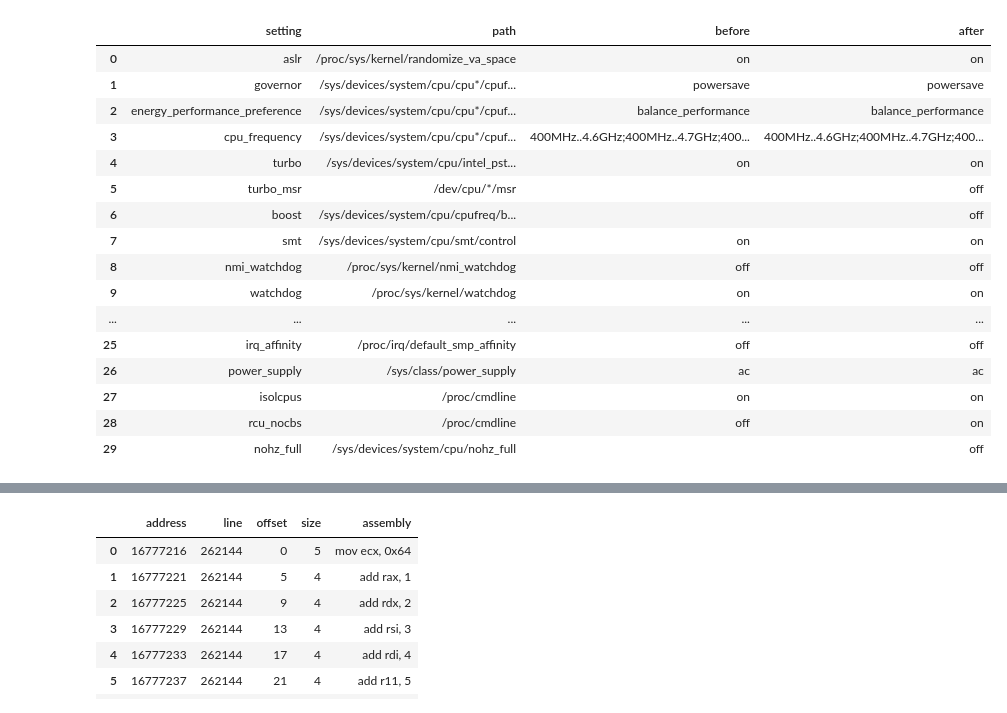
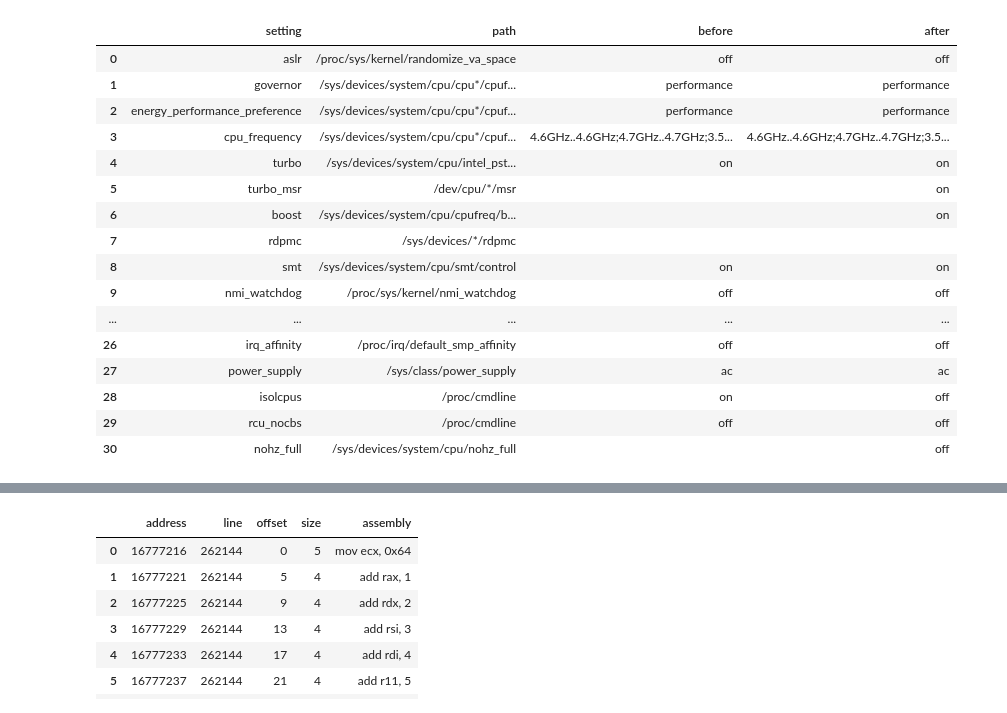
Before and after one commit to perf-labs/perf, a Jupyter notebook: studies/x86_64/frontend_bound/icache.ipynb, the cells around one changed output, grey strips where cells are left out. Cells and saved outputs as stored; diff of their text form; code cells hidden in the pictures.

```diff
--- a/studies/x86_64/frontend_bound/icache.ipynb
+++ b/studies/x86_64/frontend_bound/icache.ipynb
@@ -16,25 +16,25 @@ perf.system.info()
 | 8 | 8 | 30 | 0 | x86_64 | Linux-6.2.0-39-generic-x86_64-wit... | 12th Gen Intel(R) Core(TM) i7-12650H | 154 | 6 | 3 | 2688000000 | 64Kb | ... |
 | 9 | 9 | 31 | 0 | x86_64 | Linux-6.2.0-39-generic-x86_64-wit... | 12th Gen Intel(R) Core(TM) i7-12650H | 154 | 6 | 3 | 2688000000 | 64Kb | ... |
 # %%
-perf.system.tune(profile="latency")
+perf.system.tune()
 # %% [output]
 |  | setting | path | before | after |
-| 0 | aslr | /proc/sys/kernel/randomize_va_space | on | on |
-| 1 | governor | /sys/devices/system/cpu/cpu*/cpuf... | powersave | powersave |
-| 2 | energy_performance_preference | /sys/devices/system/cpu/cpu*/cpuf... | balance_performance | balance_performance |
-| 3 | cpu_frequency | /sys/devices/system/cpu/cpu*/cpuf... | 400MHz..4.6GHz;400MHz..4.7GHz;400... | 400MHz..4.6GHz;400MHz..4.7GHz;400... |
+| 0 | aslr | /proc/sys/kernel/randomize_va_space | off | off |
+| 1 | governor | /sys/devices/system/cpu/cpu*/cpuf... | performance | performance |
+| 2 | energy_performance_preference | /sys/devices/system/cpu/cpu*/cpuf... | performance | performance |
+| 3 | cpu_frequency | /sys/devices/system/cpu/cpu*/cpuf... | 4.6GHz..4.6GHz;4.7GHz..4.7GHz;3.5... | 4.6GHz..4.6GHz;4.7GHz..4.7GHz;3.5... |
 | 4 | turbo | /sys/devices/system/cpu/intel_pst... | on | on |
-| 5 | turbo_msr | /dev/cpu/*/msr |  | off |
-| 6 | boost | /sys/devices/system/cpu/cpufreq/b... |  | off |
-| 7 | smt | /sys/devices/system/cpu/smt/control | on | on |
-| 8 | nmi_watchdog | /proc/sys/kernel/nmi_watchdog | off | off |
-| 9 | watchdog | /proc/sys/kernel/watchdog | on | on |
+| 5 | turbo_msr | /dev/cpu/*/msr |  | on |
+| 6 | boost | /sys/devices/system/cpu/cpufreq/b... |  | on |
+| 7 | rdpmc | /sys/devices/*/rdpmc |  |  |
+| 8 | smt | /sys/devices/system/cpu/smt/control | on | on |
+| 9 | nmi_watchdog | /proc/sys/kernel/nmi_watchdog | off | off |
 | ... | ... | ... | ... | ... |
-| 25 | irq_affinity | /proc/irq/default_smp_affinity | off | off |
-| 26 | power_supply | /sys/class/power_supply | ac | ac |
-| 27 | isolcpus | /proc/cmdline | on | on |
-| 28 | rcu_nocbs | /proc/cmdline | off | on |
-| 29 | nohz_full | /sys/devices/system/cpu/nohz_full |  | off |
+| 26 | irq_affinity | /proc/irq/default_smp_affinity | off | off |
+| 27 | power_supply | /sys/class/power_supply | ac | ac |
+| 28 | isolcpus | /proc/cmdline | on | off |
+| 29 | rcu_nocbs | /proc/cmdline | off | off |
+| 30 | nohz_full | /sys/devices/system/cpu/nohz_full |  | off |
 # %%
 REGS = ["rax", "rdx", "rsi", "rdi", "r11"]
 BODY = "\n".join(f"add {REGS[i % len(REGS)]}, {i + 1}" for i in range(128))
```
Also changed, not shown: parts of 2 cells of this notebook, 36 other files.
